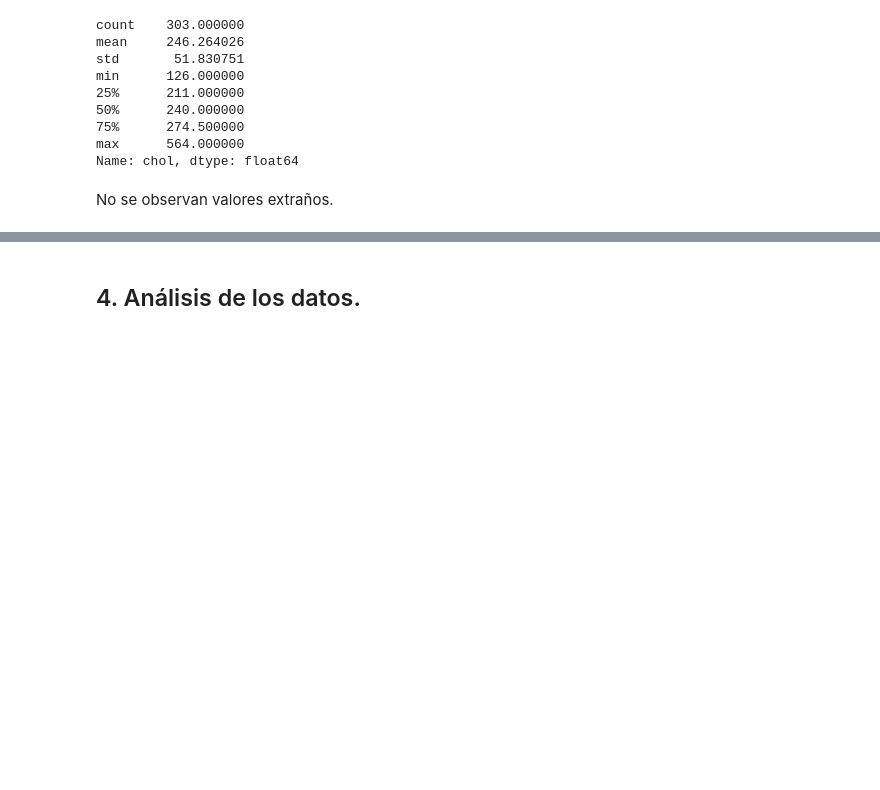
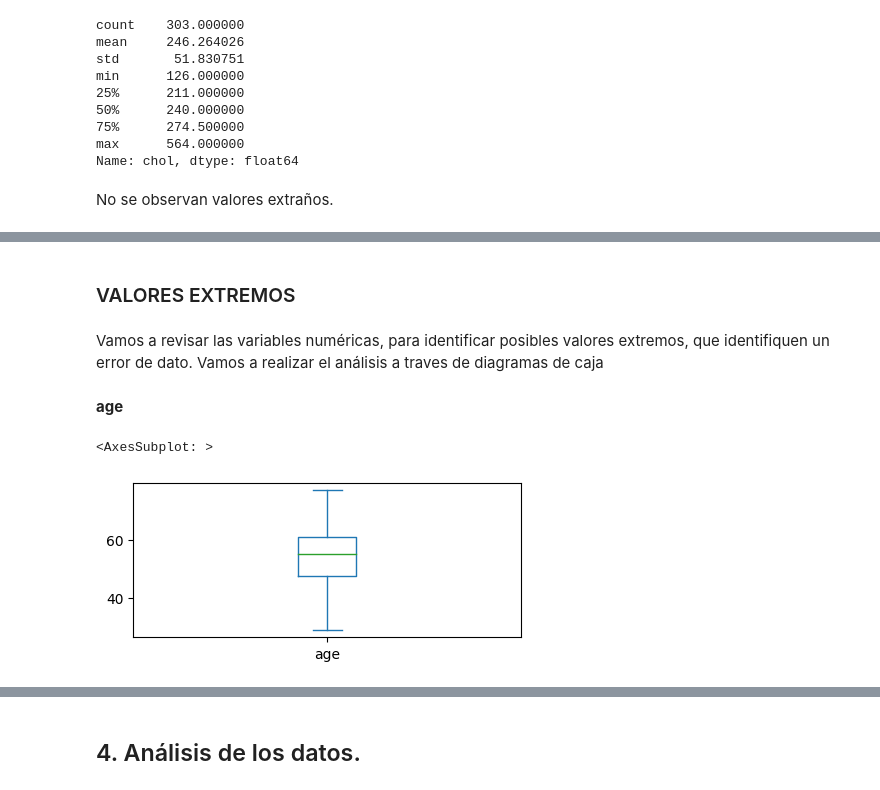
Before and after one commit to Carlos-Perez-Ha/PRA2, a Jupyter notebook: Heart_attack_analysis.ipynb, the cells around one changed output, grey strips where cells are left out. Saved outputs shown, nothing was run; the diff lists cells and outputs as text; code cells hidden in the pictures; blank space fills up the shorter version.

```diff
--- a/Heart_attack_analysis.ipynb
+++ b/Heart_attack_analysis.ipynb
@@ -168,0 +240,11 @@ No se observan valores extraños.
+# %% [markdown]
+### VALORES EXTREMOS
+# %% [markdown]
+Vamos a revisar las variables numéricas, para identificar posibles valores extremos, que identifiquen un error de dato. Vamos a realizar el análisis a traves de diagramas de caja
+# %% [markdown]
+**age**
+# %%
+df.age.plot.box(figsize=(5, 2))
+# %% [output]
+<AxesSubplot: >
+[figure, added]
```
Also changed, not shown: parts of 31 cells of this notebook, 1 other file.
